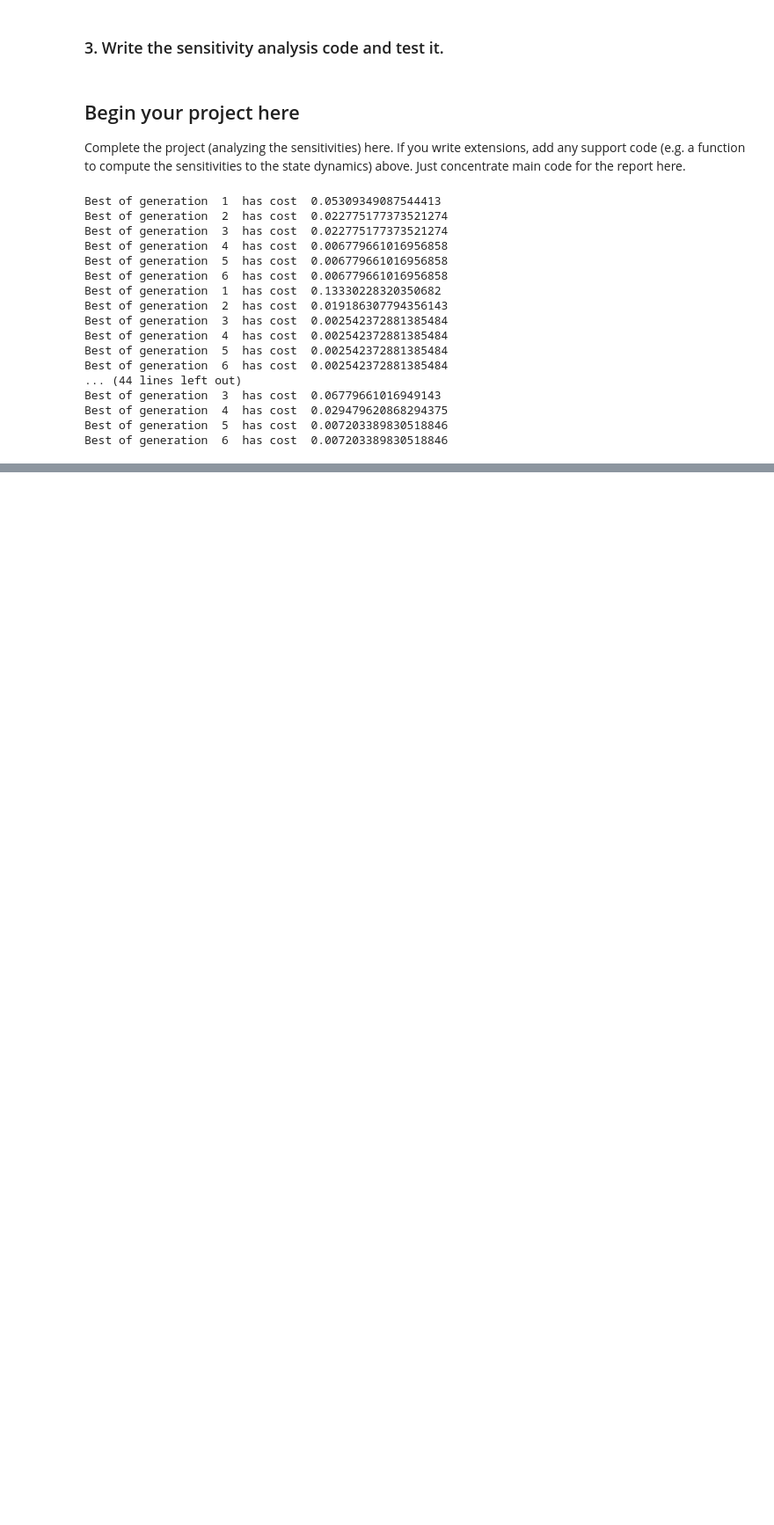
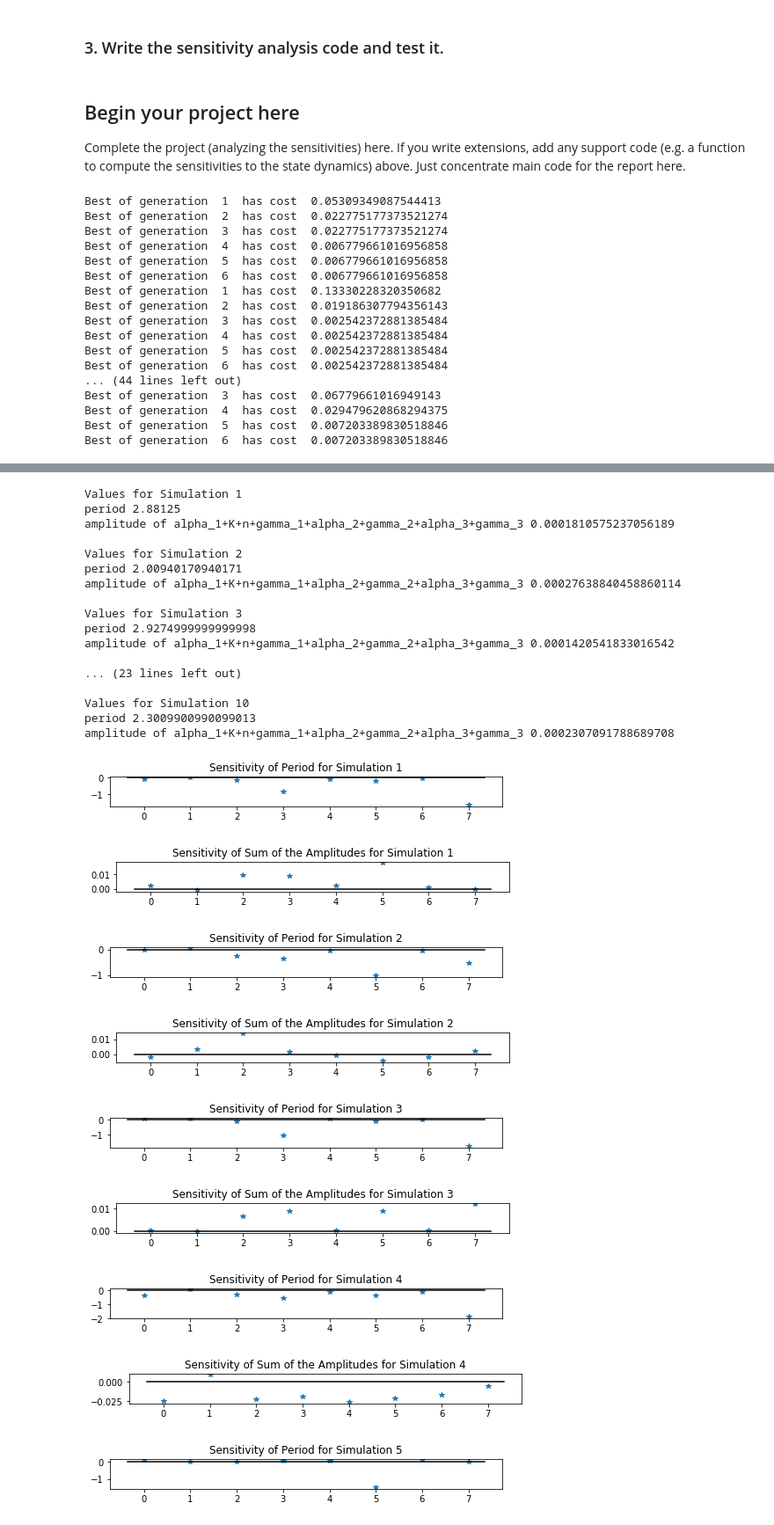
Before and after one commit to polinenguyen/CS341, a Jupyter notebook: Project5.ipynb, the cells around one changed output, grey strips where cells are left out. Shown at 88% size. Drawn from its saved outputs; the diff is of its cells as text; code cells hidden in the pictures; blank space fills up the shorter version.

```diff
--- a/Project5.ipynb
+++ b/Project5.ipynb
@@ -548,0 +657,76 @@ amplitude of M+P0+P1+P2+PN 5.637755572864431
+# %%
+tournamentSize = 5
+
+params = []
+
+#Reads in the data from the simulations.
+for runNum in range(1,11):
+    fn = "Goodwin_tournament%d_run%d.npz" %(tournamentSize,runNum)
+    f = np.load( fn, allow_pickle=True )
+    params.append(f['params'])
+# %%
+param_names = ['alpha_1','K','n','gamma_1','alpha_2','gamma_2','alpha _3','gamma_3']
+counter = 1
+
+#Analyzes the sensitivity of the amplitude and of the period for each parameter sets.
+for runNum in range(0,10):
+
+    #Uses the best parameters for each simulation.
+    pub_params = [params[runNum][0], params[runNum][1], params[runNum][2], params[runNum][3], params[runNum][4],
+                  params[runNum][5], params[runNum][6], params[runNum][7]]
+
+    print("Values for Simulation %d" % int(runNum+1))
+
+    per = goodwin_period(pub_params)
+    print("period", per)
+
+    #Sum amplitude of the state variables.
+    ampTot = goodwin_amplitude( pub_params, which_state = -1 )
+    print( "amplitude of alpha_1+K+n+gamma_1+alpha_2+gamma_2+alpha_3+gamma_3", ampTot, "\n")
+
+    #Sensitivities for period.
+    Srel = sensitivity(goodwin_period, np.array(pub_params), 0.05)
+    plt.figure(figsize=(8,15))
+    plt.subplot(20, 1, counter)
+    counter += 1
+    plt.plot( np.arange(len(pub_params)), Srel, '*')
+    plt.plot(plt.xlim(), [0, 0], 'k');
+    #plt.xticks(ticks=np.arange(len(param_names)), labels=param_names);
+    plt.title("Sensitivity of Period for Simulation %d" % int(runNum+1));
+
+    #Sensitivities for amplitude.
+    Srel = sensitivity(lambda p: goodwin_amplitude(p, which_state = -1), np.array(pub_params), 0.05)
+    plt.figure(figsize=(8,15))
+    plt.subplot(20, 1, counter)
+    counter += 1
+    plt.plot( np.arange(len(pub_params)), Srel, '*')
+    plt.plot(plt.xlim(), [0, 0], 'k');
+    plt.xticks(ticks=np.arange(len(param_names)), labels=param_names);
+    plt.title("Sensitivity of Sum of the Amplitudes for Simulation %d" % int(runNum+1));
+# %% [output]
+Values for Simulation 1
+period 2.88125
+amplitude of alpha_1+K+n+gamma_1+alpha_2+gamma_2+alpha_3+gamma_3 0.0001810575237056189
+
+Values for Simulation 2
+period 2.00940170940171
+amplitude of alpha_1+K+n+gamma_1+alpha_2+gamma_2+alpha_3+gamma_3 0.00027638840458860114
+
+Values for Simulation 3
+period 2.9274999999999998
+amplitude of alpha_1+K+n+gamma_1+alpha_2+gamma_2+alpha_3+gamma_3 0.0001420541833016542
+
+... (23 lines left out)
+
+Values for Simulation 10
+period 2.3009900990099013
+amplitude of alpha_1+K+n+gamma_1+alpha_2+gamma_2+alpha_3+gamma_3 0.0002307091788689708
+[figure, added]
+[figure, added]
+[figure, added]
+[figure, added]
+[figure, added]
+[figure, added]
+[figure, added]
+[figure, added]
+[figure, added]
```
Also changed, not shown: parts of 12 cells of this notebook.
